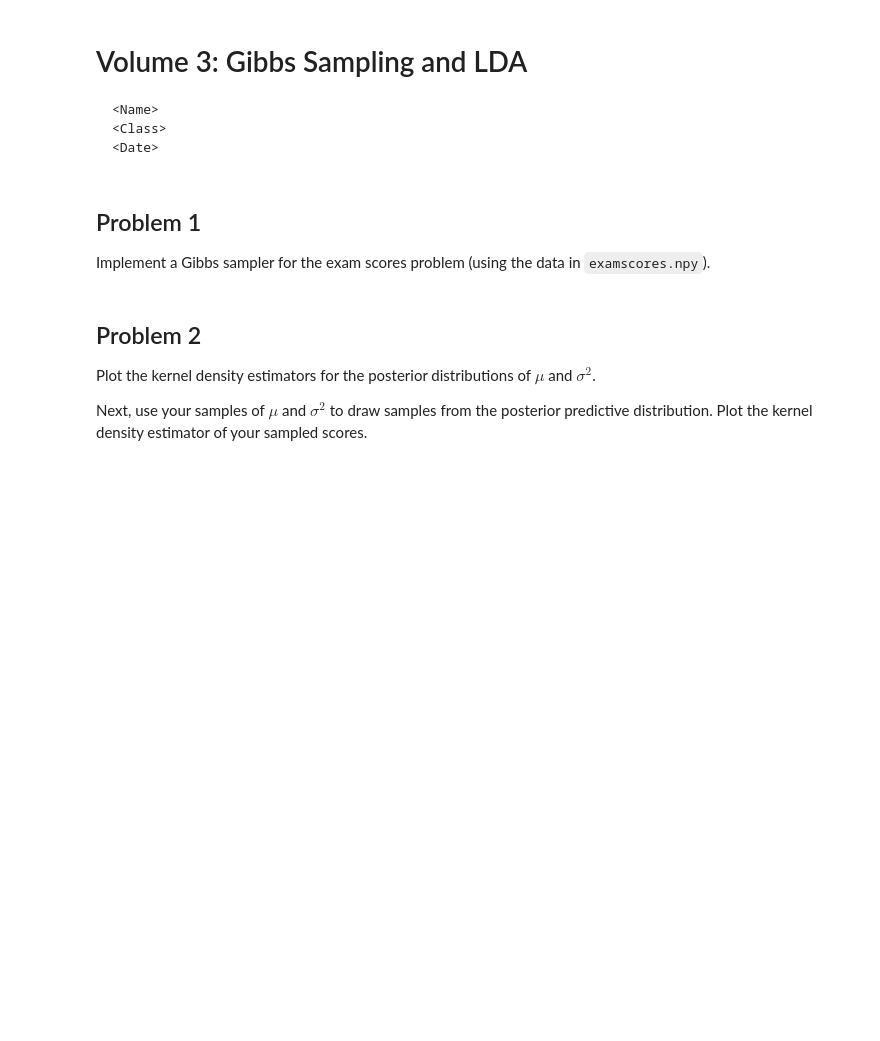
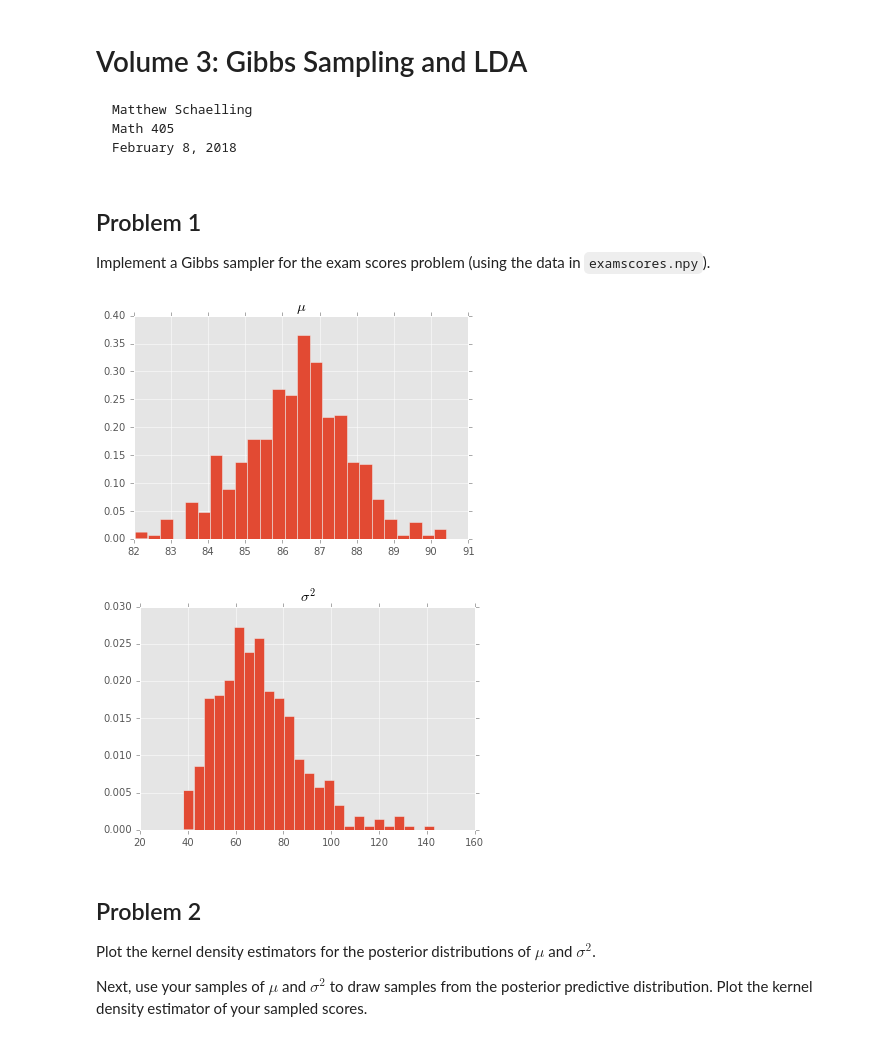
Before and after one commit to mattschaelling/acme_vol3, a Jupyter notebook: Gibbs_LDA/gibbs_lda.ipynb, the cells around one changed output. Cells and saved outputs as stored; diff of their text form; code cells hidden in the pictures; blank space fills up the shorter version.

Commit message:
Gibbs and LDA done

```diff
--- a/Gibbs_LDA/gibbs_lda.ipynb
+++ b/Gibbs_LDA/gibbs_lda.ipynb
@@ -1,5 +1,5 @@
 # %% [markdown]
 # Volume 3: Gibbs Sampling and LDA
-    <Name>
-    <Class>
-    <Date>
+    Matthew Schaelling
+    Math 405
+    February 8, 2018
@@ -9,3 +6,12 @@ from scipy.special import gammaln
+# %%
+import numpy as np
+from scipy.special import gammaln
+from scipy.stats import norm
+from scipy.stats import invgamma
+from scipy.stats import gaussian_kde
+import matplotlib.pyplot as plt
+plt.style.use('ggplot')
+%matplotlib inline
 # %% [markdown]
 ## Problem 1
 
@@ -29,7 +35,40 @@ def gibbs(y, nu, tau2, alpha, beta, n_samples):
     Returns:
         ((n_samples, 2) ndarray): The mu and sigma2 samples (as columns).
     """
-    raise NotImplementedError("Problem 1 Incomplete")
+    N = float(len(y))
+    y_sum = np.sum(y)
+
+    # initialize mu and sigma2
+    samples = np.zeros((n_samples, 2))
+    samples[0,:] = y.mean(), np.var(y)
+
+    # iterate through samples and alternate between changing mu and sigma
+    for k in range(1,n_samples,2):
+        Tau2 = 1./(1./tau2 + N/samples[k-1,1])
+        Nu = Tau2*(float(nu)/tau2 + (1./samples[k-1,1])*y_sum)
+        samples[k,:] = norm.rvs(Nu, scale=np.sqrt(Tau2)), samples[k-1,1]
+
+        Alpha = alpha + N*.5
+        Beta = beta + .5*np.sum((y - samples[k,0])**2)
+        try:
+            samples[k+1, :] = samples[k, 0], invgamma.rvs(Alpha, scale=Beta)
+        except IndexError as err:
+            #print(err)
+            pass
+    return samples
+# %%
+samples = gibbs(np.load('examscores.npy'), 80., 16., 3., 50., 1000)
+
+plt.hist(samples[:,0], bins=25, normed=True)
+plt.title(r'$\mu$')
+plt.show()
+
+plt.hist(samples[:,1], bins=25, normed=True)
+plt.title(r'$\sigma^2$')
+plt.show()
+# %% [output]
+[figure, added]
+[figure, added]
 # %% [markdown]
 ## Problem 2
 
```
Also changed, not shown: parts of 8 cells of this notebook.
